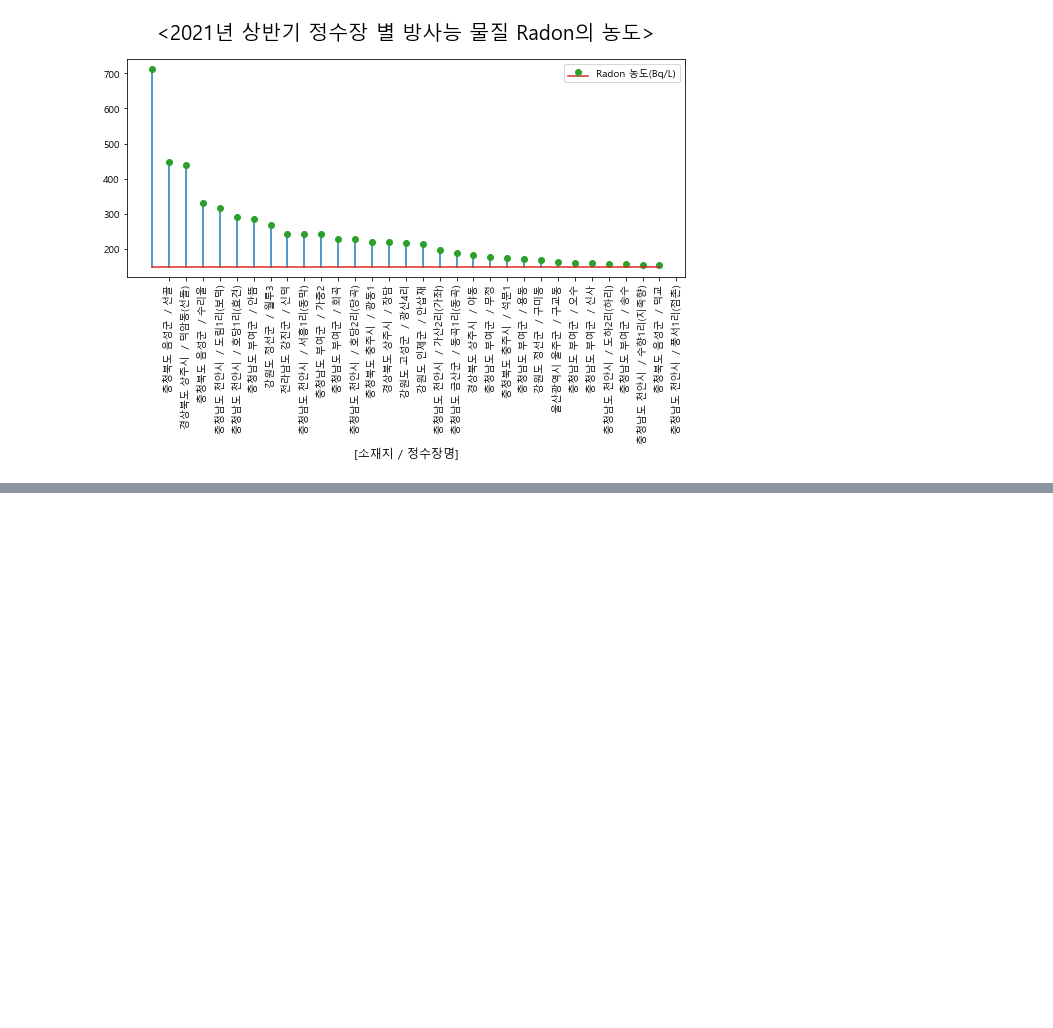
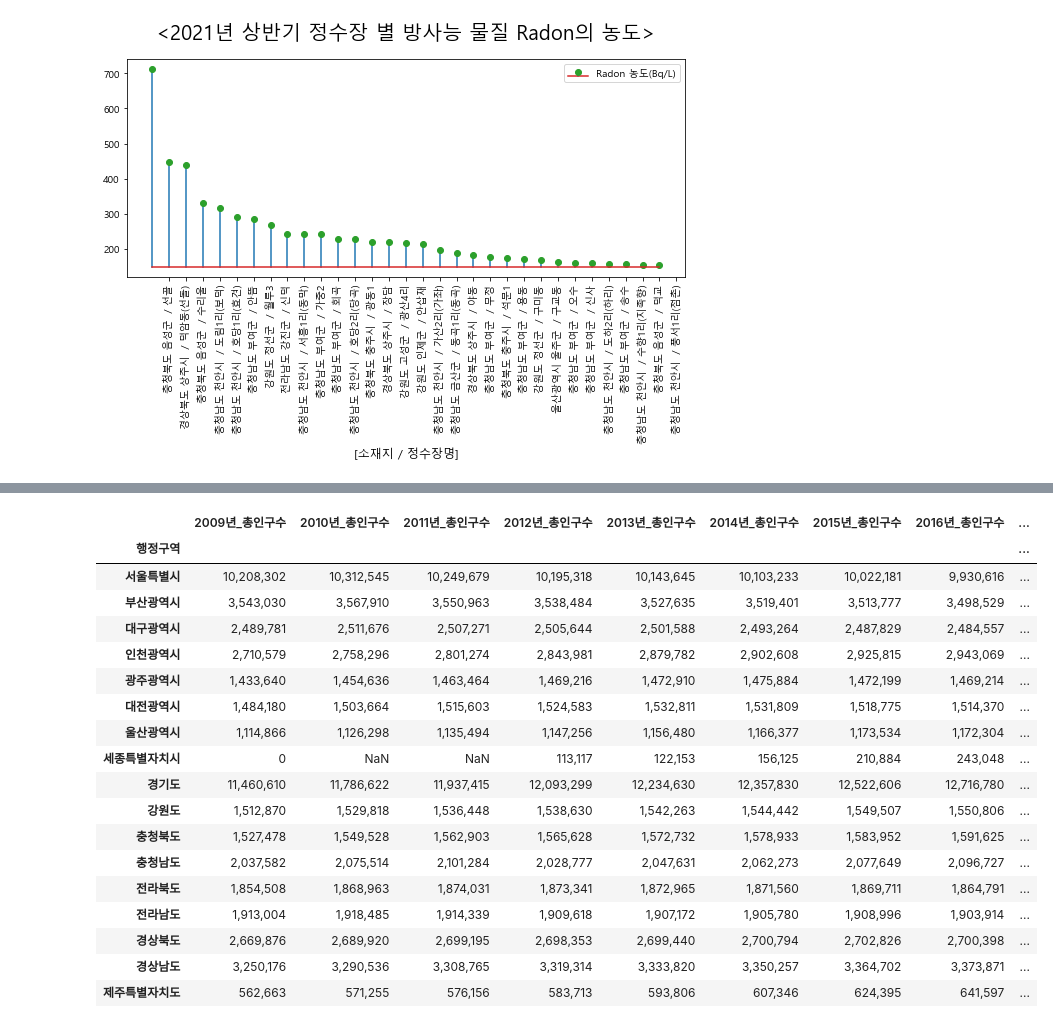
Before and after one commit to BreadFeet/K-water_project, a Jupyter notebook: myanalysis/03_Data_Analysis.ipynb, the cells around one changed output, grey strips where cells are left out. Cells and saved outputs as stored; diff of their text form; code cells hidden in the pictures; blank space fills up the shorter version.

```diff
--- a/myanalysis/03_Data_Analysis.ipynb
+++ b/myanalysis/03_Data_Analysis.ipynb
@@ -762,0 +768,3 @@ plt.show()
+# %%
+df = pd.read_csv('../data/rawdata/population.csv', encoding='euc-kr')
+df.head()
@@ -762,0 +779,10 @@ plt.show()
+# %%
+# '전국'행 지움
+df.drop(index=0, inplace=True)
+# %%
+# '행정구역' 컬럼에서 뒤에 붙는 코드 삭제
+df.loc[1, '행정구역']    # 행정구역 글자 사이에 빈칸이 있음
+
+lst = df['행정구역'].str.split(' ')
+df['행정구역'] = lst.str.get(0)
+df.head()
@@ -762,0 +797,4 @@ plt.show()
+# %%
+# '행정구역'을 index로 설정
+df.set_index('행정구역', inplace=True)
+df.head()
@@ -762,0 +810,29 @@ plt.show()
+# %%
+# '총 인구수' 컬럼만 추출
+sr_lst = []
+
+for i in range(0, len(df.columns), 4):
+    sr_lst.append(df.iloc[:, i])
+
+pop = pd.DataFrame(sr_lst).T
+pop
+# %% [output]
+|  | 2009년_총인구수 | 2010년_총인구수 | 2011년_총인구수 | 2012년_총인구수 | 2013년_총인구수 | 2014년_총인구수 | 2015년_총인구수 | 2016년_총인구수 | ... |
+| 행정구역 |  |  |  |  |  |  |  |  | ... |
+| 서울특별시 | 10,208,302 | 10,312,545 | 10,249,679 | 10,195,318 | 10,143,645 | 10,103,233 | 10,022,181 | 9,930,616 | ... |
+| 부산광역시 | 3,543,030 | 3,567,910 | 3,550,963 | 3,538,484 | 3,527,635 | 3,519,401 | 3,513,777 | 3,498,529 | ... |
+| 대구광역시 | 2,489,781 | 2,511,676 | 2,507,271 | 2,505,644 | 2,501,588 | 2,493,264 | 2,487,829 | 2,484,557 | ... |
+| 인천광역시 | 2,710,579 | 2,758,296 | 2,801,274 | 2,843,981 | 2,879,782 | 2,902,608 | 2,925,815 | 2,943,069 | ... |
+| 광주광역시 | 1,433,640 | 1,454,636 | 1,463,464 | 1,469,216 | 1,472,910 | 1,475,884 | 1,472,199 | 1,469,214 | ... |
+| 대전광역시 | 1,484,180 | 1,503,664 | 1,515,603 | 1,524,583 | 1,532,811 | 1,531,809 | 1,518,775 | 1,514,370 | ... |
+| 울산광역시 | 1,114,866 | 1,126,298 | 1,135,494 | 1,147,256 | 1,156,480 | 1,166,377 | 1,173,534 | 1,172,304 | ... |
+| 세종특별자치시 | 0 | NaN | NaN | 113,117 | 122,153 | 156,125 | 210,884 | 243,048 | ... |
+| 경기도 | 11,460,610 | 11,786,622 | 11,937,415 | 12,093,299 | 12,234,630 | 12,357,830 | 12,522,606 | 12,716,780 | ... |
+| 강원도 | 1,512,870 | 1,529,818 | 1,536,448 | 1,538,630 | 1,542,263 | 1,544,442 | 1,549,507 | 1,550,806 | ... |
+| 충청북도 | 1,527,478 | 1,549,528 | 1,562,903 | 1,565,628 | 1,572,732 | 1,578,933 | 1,583,952 | 1,591,625 | ... |
+| 충청남도 | 2,037,582 | 2,075,514 | 2,101,284 | 2,028,777 | 2,047,631 | 2,062,273 | 2,077,649 | 2,096,727 | ... |
+| 전라북도 | 1,854,508 | 1,868,963 | 1,874,031 | 1,873,341 | 1,872,965 | 1,871,560 | 1,869,711 | 1,864,791 | ... |
+| 전라남도 | 1,913,004 | 1,918,485 | 1,914,339 | 1,909,618 | 1,907,172 | 1,905,780 | 1,908,996 | 1,903,914 | ... |
+| 경상북도 | 2,669,876 | 2,689,920 | 2,699,195 | 2,698,353 | 2,699,440 | 2,700,794 | 2,702,826 | 2,700,398 | ... |
+| 경상남도 | 3,250,176 | 3,290,536 | 3,308,765 | 3,319,314 | 3,333,820 | 3,350,257 | 3,364,702 | 3,373,871 | ... |
+| 제주특별자치도 | 562,663 | 571,255 | 576,156 | 583,713 | 593,806 | 607,346 | 624,395 | 641,597 | ... |
```
Also changed, not shown: parts of 20 cells of this notebook, 4 other files.
